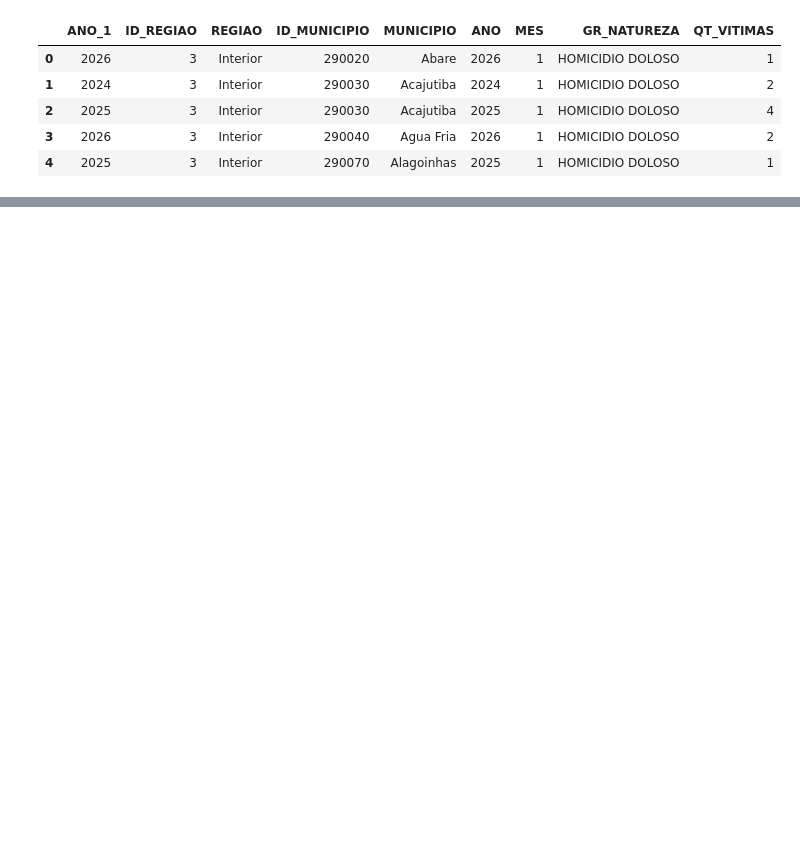
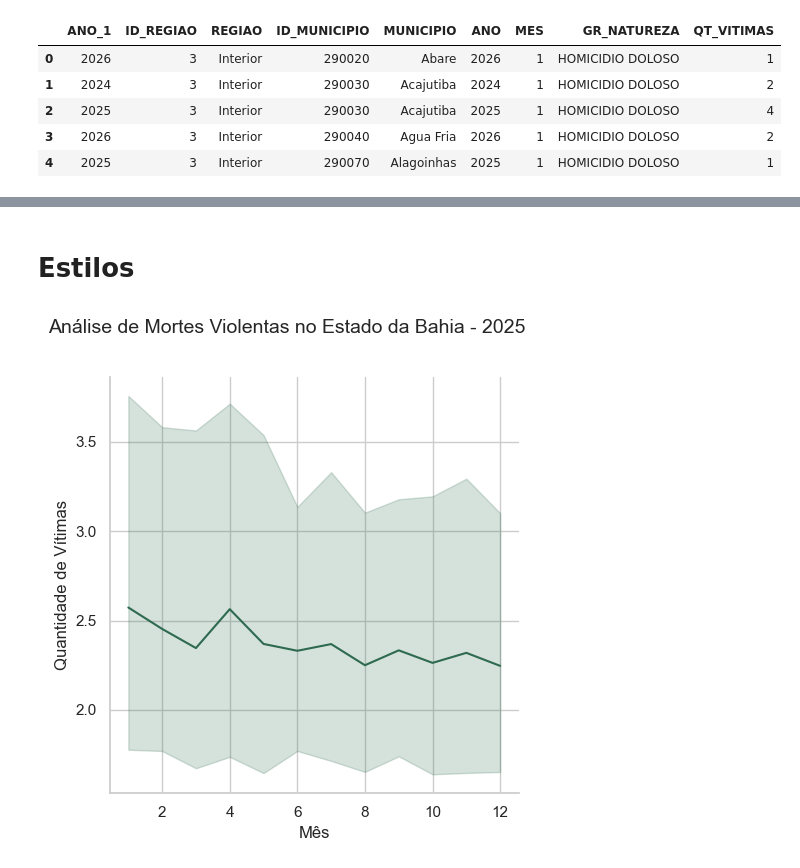
Before and after one commit to Dancornio/W_danger, a Jupyter notebook: backend/app/notebooks/01_data_wl_explor.ipynb, the cells around one changed output, grey strips where cells are left out. Cells and saved outputs as stored; diff of their text form; code cells hidden in the pictures; blank space fills up the shorter version.

```diff
--- a/backend/app/notebooks/01_data_wl_explor.ipynb
+++ b/backend/app/notebooks/01_data_wl_explor.ipynb
@@ -15,3 +15,6 @@ dt_bahia.head()
 | 2 | 2025 | 3 | Interior | 290030 | Acajutiba | 2025 | 1 | HOMICIDIO DOLOSO | 4 |
 | 3 | 2026 | 3 | Interior | 290040 | Agua Fria | 2026 | 1 | HOMICIDIO DOLOSO | 2 |
 | 4 | 2025 | 3 | Interior | 290070 | Alagoinhas | 2025 | 1 | HOMICIDIO DOLOSO | 1 |
+# %%
+df_2025 = dt_bahia[dt_bahia["ANO"] == 2025]
+df_2025.head()
@@ -17,0 +28,36 @@ dt_bahia.head()
+# %% [markdown]
+# Estilos
+# %%
+pallette_global = ["#265C4B", "#146551", "#007566", "#589A8D", "#8FC1B5"]
+pallette_global_v2 = [
+    "#051F19", # 1. Ebony Green (Extremo Escuro)
+    "#0B2D24", # 2. Deep Forest
+    "#1A453B", # 3. Dark Moss
+    "#265C4B", # 4. (Original 1)
+    "#146551", # 5. (Original 2)
+    "#007566", # 6. (Original 3)
+    "#2D897A", # 7. Teal Mid
+    "#589A8D", # 8. (Original 4)
+    "#74ADA1", # 9. Sage
+    "#8FC1B5", # 10. (Original 5)
+    "#A8D0C9", # 11. Soft Mint
+    "#C8E6E0"  # 12. Ice Mint (Extremo Claro)
+]
+test = sns.color_palette("dark")
+theme_test = {
+    "axes.facecolor": "#f0fdf4",      # Cor de fundo do gráfico (verde bem clarinho)
+    "figure.facecolor": "#ffffff",    # Cor de fundo da imagem total
+    "grid.color": "#d1d5db",          # Cor das linhas de grade
+    "font.family": "sans-serif",}
+# %%
+with sns.axes_style("whitegrid", rc=theme_test):
+    g1 = sns.relplot(x="MES", y="QT_VITIMAS", data=df_2025, kind="line")
+
+    g1.set_axis_labels("Mês", "Quantidade de Vítimas")
+    g1.set_titles("Quantidade de Vítimas por Mês em 2025", size=16)
+    g1.fig.suptitle("Análise de Mortes Violentas no Estado da Bahia - 2025", y=1.08, fontsize=14)
+
+
+plt.show()
+# %% [output]
+[figure, added]
```
Also changed, not shown: parts of 2 cells of this notebook, 8 other files.
